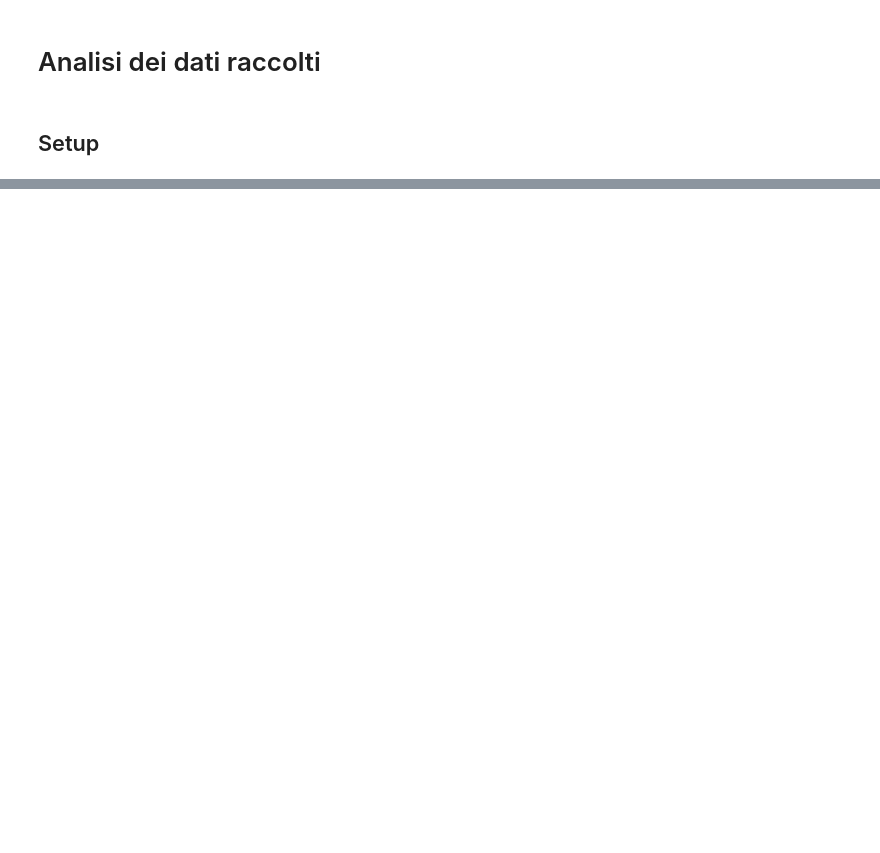
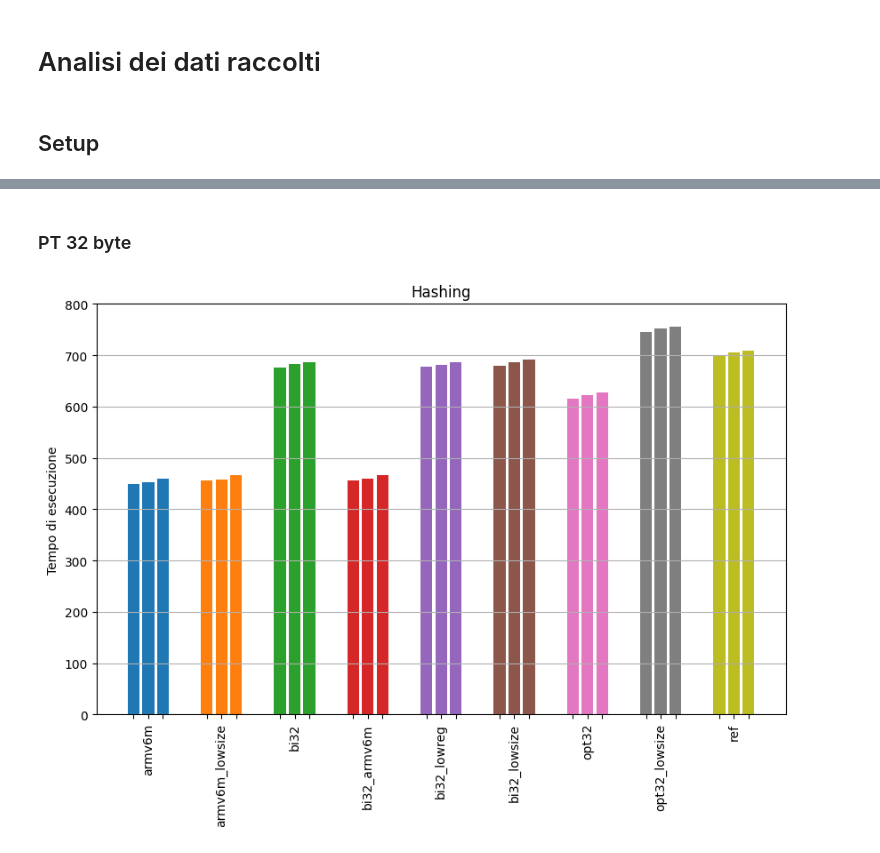
Before and after one commit to MattiaOldani/Tirocinio-ASCON, a Jupyter notebook: adafruit/crypto_hash/notebook/asconhashv12.ipynb, the cells around one changed output, grey strips where cells are left out. Drawn from its saved outputs; the diff is of its cells as text; code cells hidden in the pictures; blank space fills up the shorter version.

```diff
--- a/adafruit/crypto_hash/notebook/asconhashv12.ipynb
+++ b/adafruit/crypto_hash/notebook/asconhashv12.ipynb
@@ -864,0 +87,7 @@ Varianza: 16.517356356356355
+# %% [markdown]
+### PT 32 byte
+# %%
+# Generazione hash
+plotter(DATAFRAMES, "32B", IMPLEMENTATIONS, 100)
+# %% [output]
+[figure, added]
```
Also changed, not shown: parts of 112 cells of this notebook, 5 other files.
